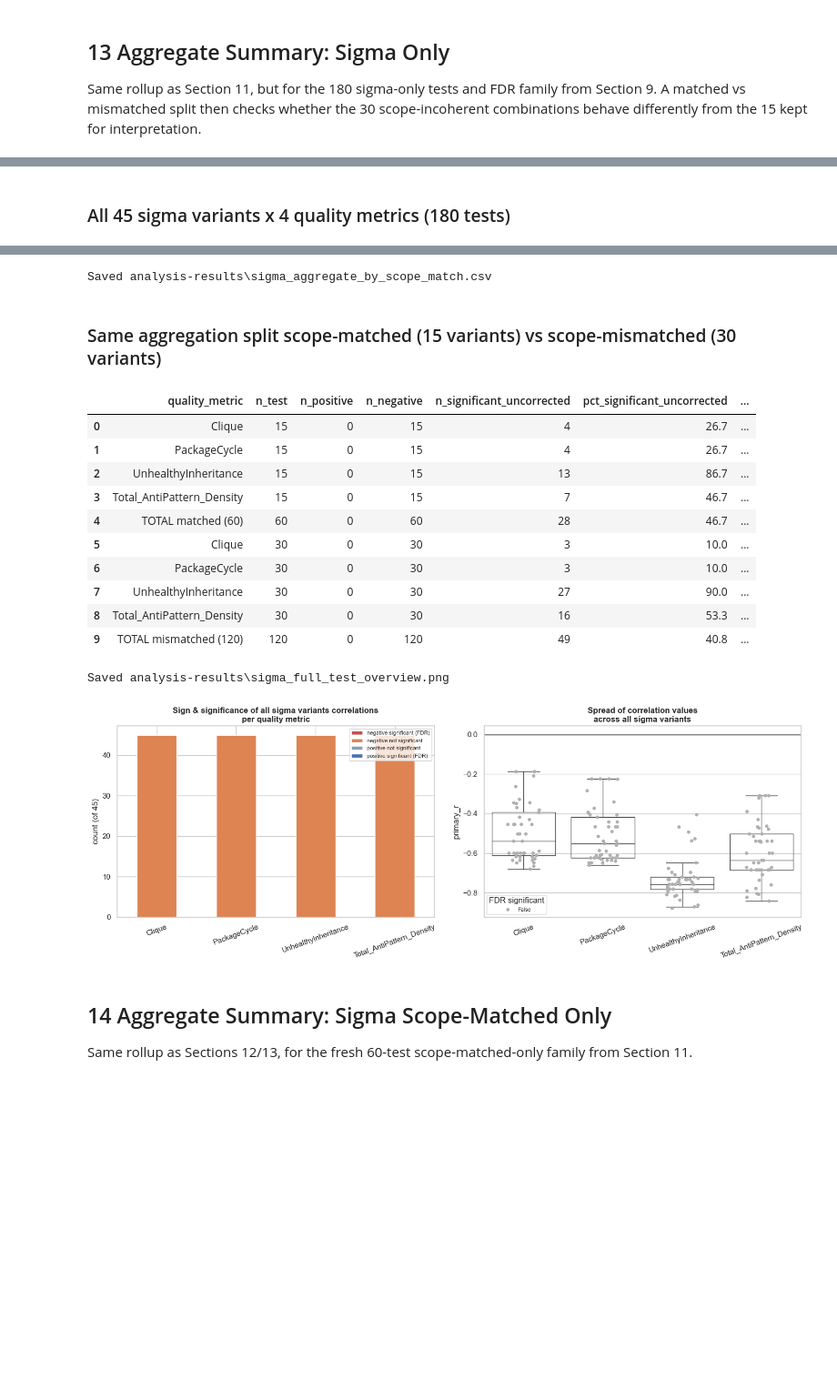
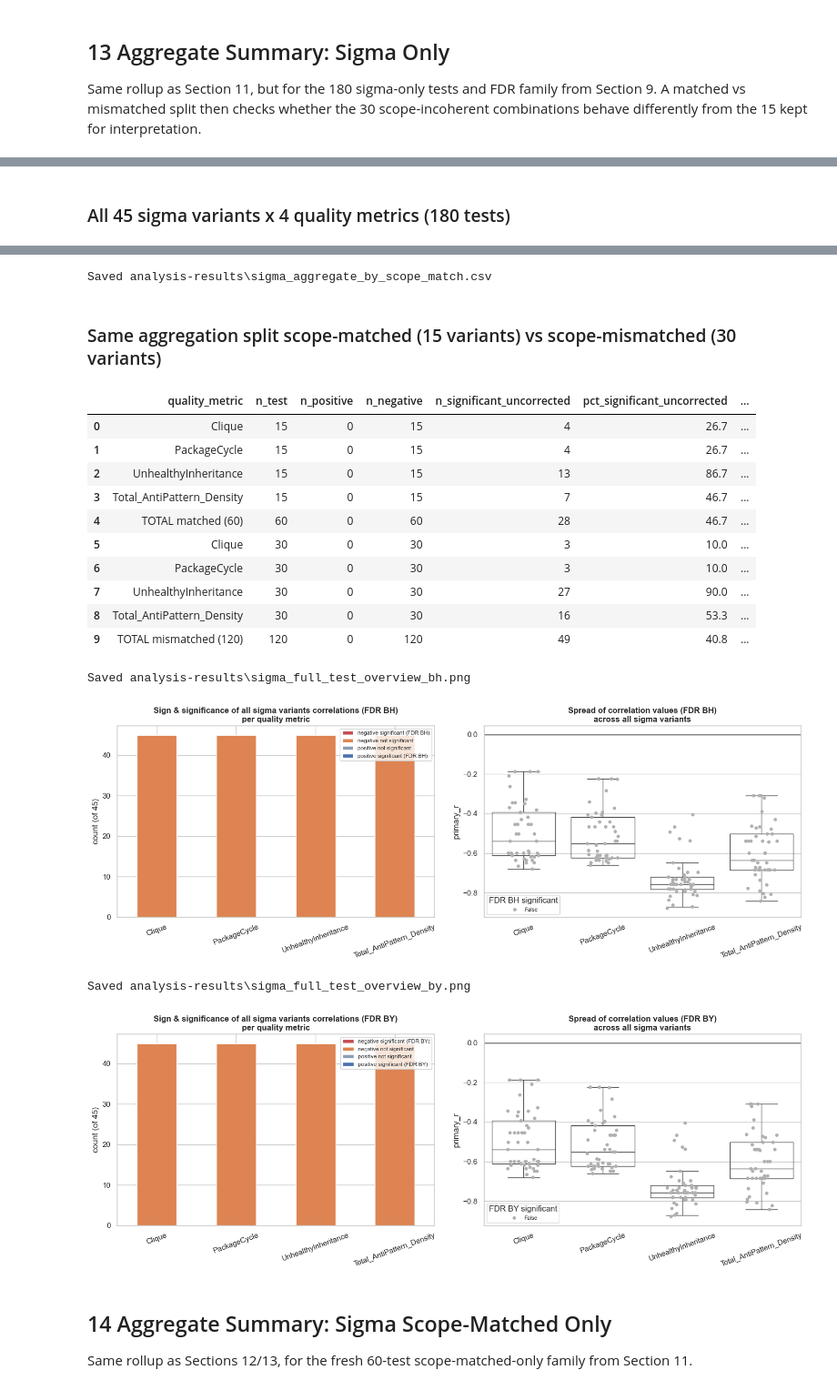
Before and after one commit to MauroZorzin/small-world-property, a Jupyter notebook: analyse.ipynb, the cells around one changed output, grey strips where cells are left out. Shown at 91% size. Saved outputs shown, nothing was run; the diff lists cells and outputs as text; code cells hidden in the pictures; blank space fills up the shorter version.

```diff
--- a/analyse.ipynb
+++ b/analyse.ipynb
@@ -217,7 +222,7 @@ def process_dv8(dfs):
         pivoted = temp.set_index('Type')[['%Files']].T
         pivoted.columns.name = None
         pivoted.index = [0]
-        pivoted['Total_AntiPattern_Density'] = temp['FileCount'].sum() / total_files
+        pivoted['Total_AntiPattern_Density'] = temp['FileCount'].sum() / total_files * 100
         pivoted.insert(0, 'project_name', name)
         records.append(pivoted)
     return pd.concat(records, ignore_index=True).fillna(0)
@@ -665,27 +791,24 @@ for arch_col in ARCH_NUMERIC:
         })
 
 df_corr = pd.DataFrame(rows)
-# Benjamini-Hochberg controls the false discovery rate across all ~n(arch)x4 tests
-# at once using each pair's recommended normality-driven method as its p-value
-_, p_fdr, _, _ = multipletests(df_corr['primary_p'], method='fdr_bh')
-df_corr['p_value_fdr'] = p_fdr.round(6)
-df_corr['significant_uncorrected'] = df_corr['primary_p'] < 0.05
-df_corr['significant_fdr'] = df_corr['p_value_fdr'] < 0.05
+# BH and BY both computed over all tests of this family at once using each pair's
+# recommended normality driven method as its p-value (see the note above)
+df_corr = apply_fdr(df_corr)
 save_table(df_corr, 'correlation_results.csv')
 
 print(f"{len(df_corr)} pairs tested | {df_corr['significant_uncorrected'].sum()} significant at raw alpha=0.05 "
-      f"| {df_corr['significant_fdr'].sum()} significant after FDR correction")
+      f"| {df_corr['significant_fdr_bh'].sum()} significant after BH | {df_corr['significant_fdr_by'].sum()} significant after BY")
 
-sig_fdr = df_corr[df_corr['significant_fdr']].sort_values('primary_r')
+sig_fdr = df_corr[df_corr['significant_fdr_bh']].sort_values('primary_r')
 if len(sig_fdr):
-    display(Markdown(f'### Significant after FDR correction {len(sig_fdr)} pair(s)'))
-    display(sig_fdr[['arch_metric', 'quality_metric', 'recommended_method', 'primary_r', 'p_value_fdr', 'n']])
+    display(Markdown(f'### Significant after BH {len(sig_fdr)} pair(s), {int(sig_fdr["significant_fdr_by"].sum())} of them also after BY'))
+    display(sig_fdr[['arch_metric', 'quality_metric', 'recommended_method', 'primary_r', 'p_value_fdr_bh', 'p_value_fdr_by', 'significant_fdr_by', 'n']])
 else:
-    display(Markdown('### No pairs remain significant after FDR correction'))
+    display(Markdown('### No pairs remain significant after BH'))
 
-display(Markdown(f'### All {len(df_corr)} tests, sorted by FDR p-value'))
+display(Markdown(f'### All {len(df_corr)} tests, sorted by BH p-value'))
 display(df_corr.assign(label=df_corr['arch_metric'].map(pretty_label))
-        .sort_values(['p_value_fdr', 'primary_p'])
-        [['label', 'quality_metric', 'recommended_method', 'primary_r', 'primary_p', 'p_value_fdr', 'significant_fdr']])
+        .sort_values(['p_value_fdr_bh', 'primary_p'])
+        [['label', 'quality_metric', 'recommended_method', 'primary_r', 'primary_p', 'p_value_fdr_bh', 'significant_fdr_bh', 'p_value_fdr_by', 'significant_fdr_by']])
 # %% [output]
 Saved analysis-results\correlation_results.csv
@@ -766,20 +889,17 @@ for arch_col in sigma_cols:
 df_sigma_corr = pd.DataFrame(full_rows)
 # Own FDR family separate from Section 10 this answers a different question
 # how the entire 45-variant test space looks not which variables are the best estimators
-_, p_fdr_sigma, _, _ = multipletests(df_sigma_corr['primary_p'], method='fdr_bh')
-df_sigma_corr['p_value_fdr'] = p_fdr_sigma.round(6)
-df_sigma_corr['significant_uncorrected'] = df_sigma_corr['primary_p'] < 0.05
-df_sigma_corr['significant_fdr'] = df_sigma_corr['p_value_fdr'] < 0.05
+df_sigma_corr = apply_fdr(df_sigma_corr)
 scope_matched_lookup = sigma_long.drop_duplicates('sigma_metric').set_index('sigma_metric')['scope_matched']
 df_sigma_corr['scope_matched'] = df_sigma_corr['arch_metric'].map(scope_matched_lookup)
 save_table(df_sigma_corr, 'sigma_full_correlation_results.csv')
 
 print(f"{len(df_sigma_corr)} sigma x quality tests | {df_sigma_corr['significant_uncorrected'].sum()} significant at raw alpha=0.05 "
-      f"| {df_sigma_corr['significant_fdr'].sum()} significant after FDR correction (own FDR family)")
+      f"| {df_sigma_corr['significant_fdr_bh'].sum()} significant after BH | {df_sigma_corr['significant_fdr_by'].sum()} significant after BY (own family)")
 
-display(Markdown(f'### All {len(df_sigma_corr)} sigma x quality tests, sorted by FDR p-value'))
+display(Markdown(f'### All {len(df_sigma_corr)} sigma x quality tests, sorted by BH p-value'))
 display(df_sigma_corr.assign(label=df_sigma_corr['arch_metric'].map(pretty_label))
-        .sort_values(['p_value_fdr', 'primary_p'])
-        [['label', 'quality_metric', 'recommended_method', 'primary_r', 'primary_p', 'p_value_fdr', 'significant_fdr']])
+        .sort_values(['p_value_fdr_bh', 'primary_p'])
+        [['label', 'quality_metric', 'recommended_method', 'primary_r', 'primary_p', 'p_value_fdr_bh', 'significant_fdr_bh', 'p_value_fdr_by', 'significant_fdr_by']])
 # %% [output]
 Saved analysis-results\sigma_full_correlation_results.csv
@@ -885,36 +1005,39 @@ df_agg_mismatched = aggregate_block(df_sigma_corr[~df_sigma_corr['scope_matched'
 df_sigma_aggregate_by_match = pd.concat([
     df_agg_matched.assign(group='scope_matched'),
     df_agg_mismatched.assign(group='scope_mismatched'),
 ], ignore_index=True)
 save_table(df_sigma_aggregate_by_match, 'sigma_aggregate_by_scope_match.csv')
 display(Markdown('### Same aggregation split scope-matched (15 variants) vs scope-mismatched (30 variants)'))
 display(df_sigma_aggregate_by_match)
 
-plot_full_test_overview(df_sigma_corr, 45, 'sigma variants', 'sigma_full_test_overview.png')
+plot_full_test_overview(df_sigma_corr, 45, 'sigma variants', 'sigma_full_test_overview.png', method='bh')
+plot_full_test_overview(df_sigma_corr, 45, 'sigma variants', 'sigma_full_test_overview.png', method='by')
 # %% [output]
 Saved analysis-results\sigma_aggregate_summary.csv
 ### All 45 sigma variants x 4 quality metrics (180 tests)
 |  | quality_metric | n_test | n_positive | n_negative | n_significant_uncorrected | pct_significant_uncorrected | ... |
 | 0 | Clique | 45 | 0 | 45 | 7 | 15.6 | ... |
 | 1 | PackageCycle | 45 | 0 | 45 | 7 | 15.6 | ... |
 | 2 | UnhealthyInheritance | 45 | 0 | 45 | 40 | 88.9 | ... |
 | 3 | Total_AntiPattern_Density | 45 | 0 | 45 | 23 | 51.1 | ... |
 | 4 | TOTAL (180) | 180 | 0 | 180 | 77 | 42.8 | ... |
 Saved analysis-results\sigma_aggregate_by_scope_match.csv
 ### Same aggregation split scope-matched (15 variants) vs scope-mismatched (30 variants)
 |  | quality_metric | n_test | n_positive | n_negative | n_significant_uncorrected | pct_significant_uncorrected | ... |
 | 0 | Clique | 15 | 0 | 15 | 4 | 26.7 | ... |
 | 1 | PackageCycle | 15 | 0 | 15 | 4 | 26.7 | ... |
 | 2 | UnhealthyInheritance | 15 | 0 | 15 | 13 | 86.7 | ... |
 | 3 | Total_AntiPattern_Density | 15 | 0 | 15 | 7 | 46.7 | ... |
 | 4 | TOTAL matched (60) | 60 | 0 | 60 | 28 | 46.7 | ... |
 | 5 | Clique | 30 | 0 | 30 | 3 | 10.0 | ... |
 | 6 | PackageCycle | 30 | 0 | 30 | 3 | 10.0 | ... |
 | 7 | UnhealthyInheritance | 30 | 0 | 30 | 27 | 90.0 | ... |
 | 8 | Total_AntiPattern_Density | 30 | 0 | 30 | 16 | 53.3 | ... |
 | 9 | TOTAL mismatched (120) | 120 | 0 | 120 | 49 | 40.8 | ... |
-Saved analysis-results\sigma_full_test_overview.png
+Saved analysis-results\sigma_full_test_overview_bh.png
-[figure, old version]
+[figure, new version]
+Saved analysis-results\sigma_full_test_overview_by.png
+[figure, added]
 # %% [markdown]
 ## 14 Aggregate Summary: Sigma Scope-Matched Only
 
```
Also changed, not shown: parts of 27 cells of this notebook, 13 other files.
